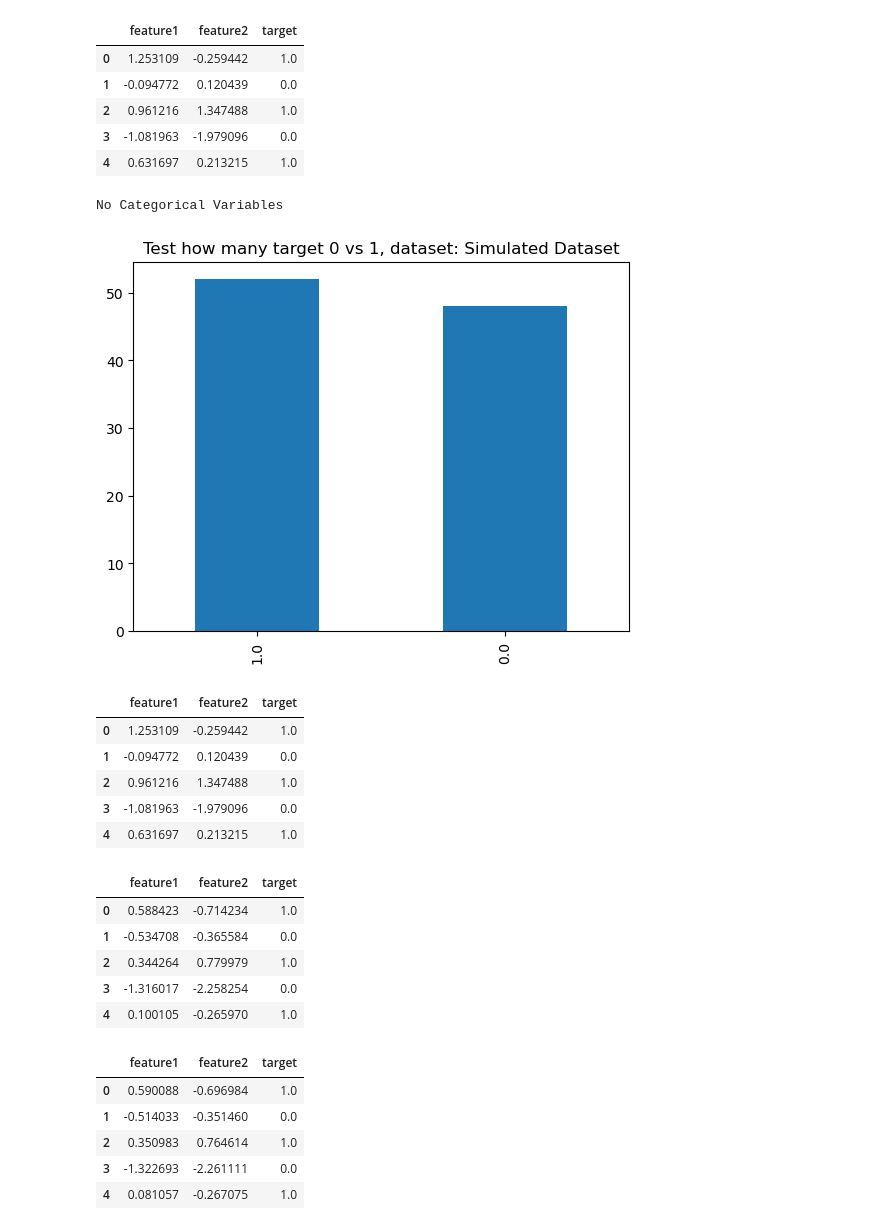
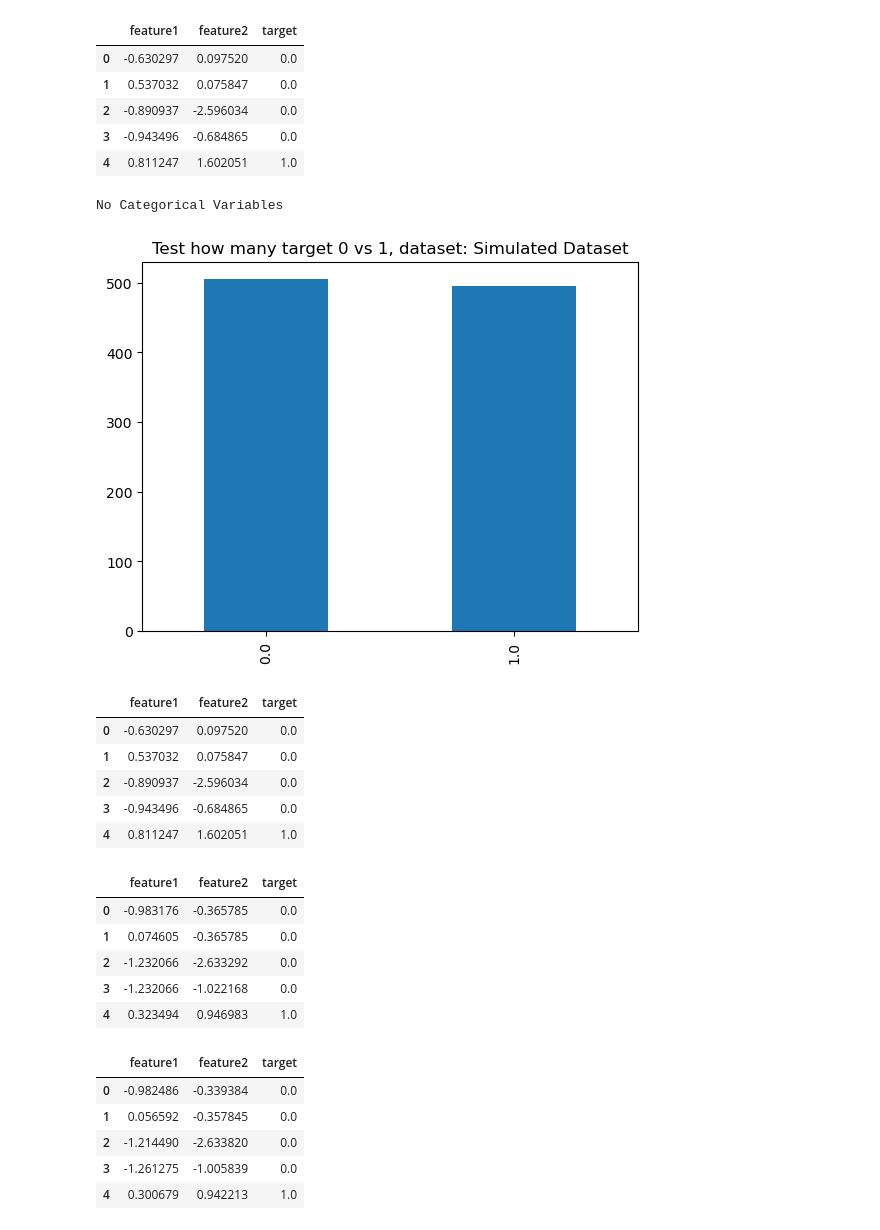
Before and after one commit to irisroatis/phd_year1_code_term2, a Jupyter notebook: datasets_continuous_only.ipynb, the cells around one changed output. Drawn from its saved outputs; the diff is of its cells as text; code cells hidden in the pictures.

```diff
--- a/datasets_continuous_only.ipynb
+++ b/datasets_continuous_only.ipynb
@@ -154,27 +154,31 @@ def generating_test_data(how_many_times_repeat, iterations, mu1, sigma1, mu2,
 # %%
 which_dataset = 'Simulated Dataset'
 
-e1 = [0,0]
-e2 = [1,1]
-std1 = np.array(([1,0],[0,1]))
-std2 = np.array(([1,0],[0,1]))
-how_many_rows = 100
+# e1 = [0,0]
+# e2 = [1,1]
+# std1 = np.array(([1,0],[0,1]))
+# std2 = np.array(([1,0],[0,1]))
+# how_many_rows = 1000
 
-testing_data, belonging_classes = generating_test_data(1, how_many_rows, e1, std1,e2, std2)
-d = {'feature1':testing_data[0][:,0], 'feature2':testing_data[0][:,1],'target':belonging_classes[0]}
-df = pd.DataFrame(data=d)
+# testing_data, belonging_classes = generating_test_data(1, how_many_rows, e1, std1,e2, std2)
+# d = {'feature1':testing_data[0][:,0], 'feature2':testing_data[0][:,1],'target':belonging_classes[0]}
+# df = pd.DataFrame(data=d)
+
+# df.to_csv('simulated_dataset.csv', index=False)
+
+df = pd.read_csv('simulated_dataset.csv')
 
 continuous_variables=['feature1', 'feature2']
 target_variable = 'target'
 categorical_variables = []
 df.head()
 # %% [output]
 |  | feature1 | feature2 | target |
-| 0 | 1.253109 | -0.259442 | 1.0 |
-| 1 | -0.094772 | 0.120439 | 0.0 |
-| 2 | 0.961216 | 1.347488 | 1.0 |
-| 3 | -1.081963 | -1.979096 | 0.0 |
-| 4 | 0.631697 | 0.213215 | 1.0 |
+| 0 | -0.630297 | 0.097520 | 0.0 |
+| 1 | 0.537032 | 0.075847 | 0.0 |
+| 2 | -0.890937 | -2.596034 | 0.0 |
+| 3 | -0.943496 | -0.684865 | 0.0 |
+| 4 | 0.811247 | 1.602051 | 1.0 |
 # %%
 ######### AIRLINE DATASET
 
@@ -254,16 +258,16 @@ df[target_variable].value_counts().plot(kind='bar')
 plt.title('Test how many target 0 vs 1, dataset: '+ which_dataset)
 plt.show()
 # %% [output]
-[figure, old version]
+[figure, new version]
 # %%
 df.head()
 # %% [output]
 |  | feature1 | feature2 | target |
-| 0 | 1.253109 | -0.259442 | 1.0 |
-| 1 | -0.094772 | 0.120439 | 0.0 |
-| 2 | 0.961216 | 1.347488 | 1.0 |
-| 3 | -1.081963 | -1.979096 | 0.0 |
-| 4 | 0.631697 | 0.213215 | 1.0 |
+| 0 | -0.630297 | 0.097520 | 0.0 |
+| 1 | 0.537032 | 0.075847 | 0.0 |
+| 2 | -0.890937 | -2.596034 | 0.0 |
+| 3 | -0.943496 | -0.684865 | 0.0 |
+| 4 | 0.811247 | 1.602051 | 1.0 |
 # %%
 # If all columns are continuous, we bin them columns
 binned_df = df.copy()
@@ -275,11 +279,11 @@ for col in continuous_variables:
 binned_df.head()
 # %% [output]
 |  | feature1 | feature2 | target |
-| 0 | 0.588423 | -0.714234 | 1.0 |
-| 1 | -0.534708 | -0.365584 | 0.0 |
-| 2 | 0.344264 | 0.779979 | 1.0 |
-| 3 | -1.316017 | -2.258254 | 0.0 |
-| 4 | 0.100105 | -0.265970 | 1.0 |
+| 0 | -0.983176 | -0.365785 | 0.0 |
+| 1 | 0.074605 | -0.365785 | 0.0 |
+| 2 | -1.232066 | -2.633292 | 0.0 |
+| 3 | -1.232066 | -1.022168 | 0.0 |
+| 4 | 0.323494 | 0.946983 | 1.0 |
 # %%
 # We standardise original dataset
 for cont_col in continuous_variables:
@@ -287,11 +291,11 @@ for cont_col in continuous_variables:
 df.head()
 # %% [output]
 |  | feature1 | feature2 | target |
-| 0 | 0.590088 | -0.696984 | 1.0 |
-| 1 | -0.514033 | -0.351460 | 0.0 |
-| 2 | 0.350983 | 0.764614 | 1.0 |
-| 3 | -1.322693 | -2.261111 | 0.0 |
-| 4 | 0.081057 | -0.267075 | 1.0 |
+| 0 | -0.982486 | -0.339384 | 0.0 |
+| 1 | 0.056592 | -0.357845 | 0.0 |
+| 2 | -1.214490 | -2.633820 | 0.0 |
+| 3 | -1.261275 | -1.005839 | 0.0 |
+| 4 | 0.300679 | 0.942213 | 1.0 |
 # %%
 how_many_iterations = 10 # how many CV folds
 
```
Also changed, not shown: parts of 4 cells of this notebook, 15 other files.
